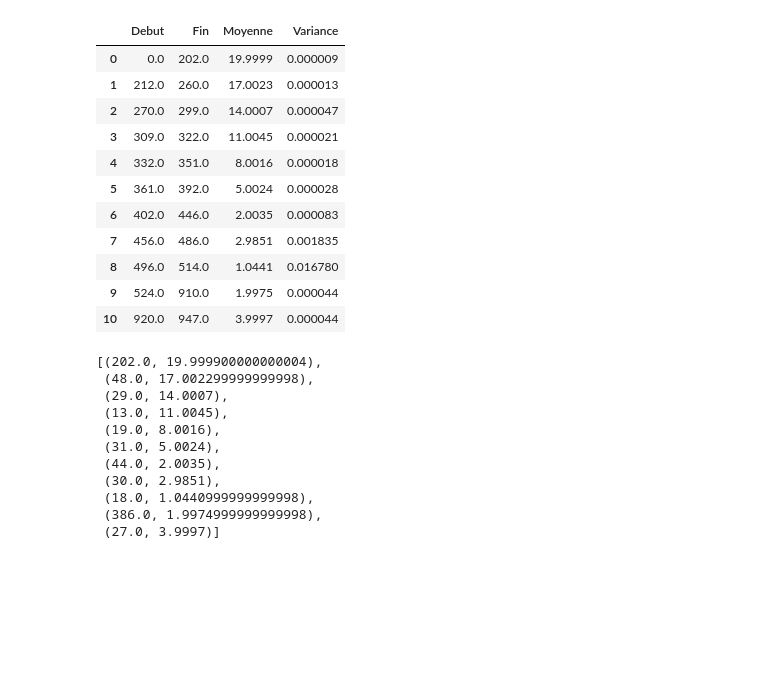
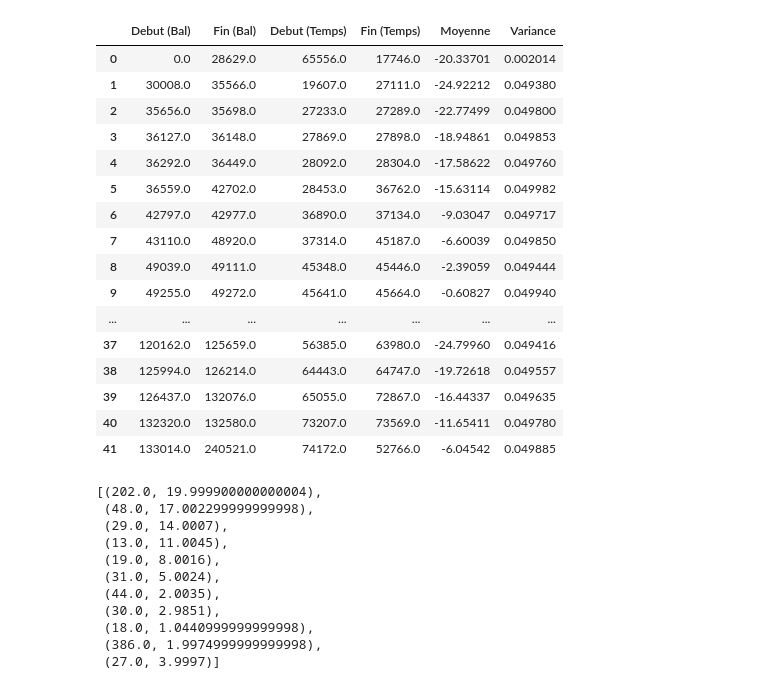
Before and after one commit to MatLD33/Projet-Info, a Jupyter notebook: lecture.ipynb, the cells around one changed output. Drawn from its saved outputs; the diff is of its cells as text; code cells hidden in the pictures; blank space fills up the shorter version.

```diff
--- a/lecture.ipynb
+++ b/lecture.ipynb
@@ -15,6 +15,11 @@ def str_to_float(number):
         return (float(num[0]+'.'+num[1]))
 
 str_to_float_v = np.vectorize(str_to_float) # Vectorisation de la fonction str_to_float
+
+def time_to_float(ts):
+    return sum(float(x) * 60 ** i for i, x in enumerate(reversed(ts.split(':'))))
+
+time_to_float_v = np.vectorize(time_to_float) # Vectorisation de la fonction time_to_float
 # %%
 def new_name(path,ext):
     '''
@@ -26,17 +31,18 @@ def new_name(path,ext):
     name2 = name[:-4]
     return (name2 + "." + ext)
 # %%
-def create_data(path):
+def create_data(path,n,data_type = 'value'):
     '''
     Cette fonction retourne les données d'un fichier csv
-    Pour l'instant, elle retire la colonne 2 du fichier csv
-
-    A modifier pour choisir la colonne à retirer donc la sonde
+    Elle retroune les données de la colonne n
     '''
     data = pd.read_csv(path, index_col="Bal", delimiter=";")
     columns = data.columns
-    data_to_plot = columns[2]
-    val = str_to_float_v(data[data_to_plot].values)
+    data_to_plot = columns[n]
+    if data_type == 'value':
+        val = str_to_float_v(data[data_to_plot].values)
+    elif data_type == 'time':
+        val = time_to_float_v(data[data_to_plot].values)
     x = np.arange(0,len(val))
     return x,data_to_plot,val
 # %%
@@ -62,19 +68,20 @@ def detect_stable_stage(path, precision=0.1, window_size=100, plot=False) :
     '''
     Cette fonction permet de détecter les paliers stables d'un fichier csv
     Elle retourne une matrice de taille (nb_stages,4) avec :
-    - La première colonne : le début du palier
-    - La deuxième colonne : la fin du palier
-    - La troisième colonne : la moyenne du palier
-    - La quatrième colonne : la variance du palier
+    - La première colonne : le début du palier (en numéro de balayage)
+    - La deuxième colonne : la fin du palier (en numéro de balayage)
+    - La troisième colonne : le début du palier (en temps)
+    - La quatrième colonne : la fin du palier (en temps)
+    - La cinquième colonne : la moyenne du palier
+    - La sixième colonne : la variance du palier
 
     path : chemin du fichier csv
     precision : seuil de la variance pour détecter un palier
     window_size : taille de la fenêtre de calcul de la variance
     plot : booléen pour afficher le graphe de la variance
     '''
-    data = pd.read_csv(path, index_col='Bal', delimiter=';')
-    data_of_interest = data.columns[2]
-    values = str_to_float_v(data[data_of_interest].values)
+    x,data_to_plot,values = create_data(path,2) # Récupération des données
+    x,data_to_plot,times = create_data(path,1,data_type='time') # Récupération des données
 
     n = len(values)
     variances = np.empty(n-window_size) # tableau des variances
@@ -91,11 +98,13 @@ def detect_stable_stage(path, precision=0.1, window_size=100, plot=False) :
     points_stage_by_stage = np.split(points_stage, np.where(np.diff(points_stage) != 1)[0]+1) # séparation des paliers
     nb_stages = len(points_stage_by_stage) # nombre de paliers
 
-    stages_matrix = np.empty((nb_stages,4)) # matrice des paliers
+    stages_matrix = np.empty((nb_stages,6)) # matrice des paliers
     stages_matrix[:,0] = list(map(min,points_stage_by_stage))
     stages_matrix[:,1] = list(map(max,points_stage_by_stage))
-    stages_matrix[:,2] = means[stages_matrix[:,0].astype(int)]
-    stages_matrix[:,3] = variances[stages_matrix[:,0].astype(int)]
+    stages_matrix[:,2] = times[stages_matrix[:,0].astype(int)]
+    stages_matrix[:,3] = times[stages_matrix[:,1].astype(int)]
+    stages_matrix[:,4] = means[stages_matrix[:,0].astype(int)]
+    stages_matrix[:,5] = variances[stages_matrix[:,0].astype(int)]
 
     if plot :
         plt.plot(variances)
@@ -129,24 +144,29 @@ def stables_stage_csv(path, precision=0.1, window_size=100):
     stages_matrix = detect_stable_stage(path, precision, window_size)
     nb_stages = len(stages_matrix)
     ind = np.arange(nb_stages)
-    df = pd.DataFrame(stages_matrix, index=ind, columns=['Debut','Fin','Moyenne','Variance'])
+    df = pd.DataFrame(stages_matrix, index=ind, columns=['Debut (Bal)','Fin (Bal)','Debut (Temps)','Fin (Temps)','Moyenne','Variance'])
     df.to_csv('Plot\\mat_'+new_name(path,'csv'))
     return df
 # %%
-stables_stage_csv("Data\debit.csv",precision=0.05,window_size=10)
+stables_stage_csv("Data\\refPVT.csv",precision=0.05,window_size=100)
 # %% [output]
-|  | Debut | Fin | Moyenne | Variance |
-| 0 | 0.0 | 202.0 | 19.9999 | 0.000009 |
-| 1 | 212.0 | 260.0 | 17.0023 | 0.000013 |
-| 2 | 270.0 | 299.0 | 14.0007 | 0.000047 |
-| 3 | 309.0 | 322.0 | 11.0045 | 0.000021 |
-| 4 | 332.0 | 351.0 | 8.0016 | 0.000018 |
-| 5 | 361.0 | 392.0 | 5.0024 | 0.000028 |
-| 6 | 402.0 | 446.0 | 2.0035 | 0.000083 |
-| 7 | 456.0 | 486.0 | 2.9851 | 0.001835 |
-| 8 | 496.0 | 514.0 | 1.0441 | 0.016780 |
-| 9 | 524.0 | 910.0 | 1.9975 | 0.000044 |
-| 10 | 920.0 | 947.0 | 3.9997 | 0.000044 |
+|  | Debut (Bal) | Fin (Bal) | Debut (Temps) | Fin (Temps) | Moyenne | Variance |
+| 0 | 0.0 | 28629.0 | 65556.0 | 17746.0 | -20.33701 | 0.002014 |
+| 1 | 30008.0 | 35566.0 | 19607.0 | 27111.0 | -24.92212 | 0.049380 |
+| 2 | 35656.0 | 35698.0 | 27233.0 | 27289.0 | -22.77499 | 0.049800 |
+| 3 | 36127.0 | 36148.0 | 27869.0 | 27898.0 | -18.94861 | 0.049853 |
+| 4 | 36292.0 | 36449.0 | 28092.0 | 28304.0 | -17.58622 | 0.049760 |
+| 5 | 36559.0 | 42702.0 | 28453.0 | 36762.0 | -15.63114 | 0.049982 |
+| 6 | 42797.0 | 42977.0 | 36890.0 | 37134.0 | -9.03047 | 0.049717 |
+| 7 | 43110.0 | 48920.0 | 37314.0 | 45187.0 | -6.60039 | 0.049850 |
+| 8 | 49039.0 | 49111.0 | 45348.0 | 45446.0 | -2.39059 | 0.049444 |
+| 9 | 49255.0 | 49272.0 | 45641.0 | 45664.0 | -0.60827 | 0.049940 |
+| ... | ... | ... | ... | ... | ... | ... |
+| 37 | 120162.0 | 125659.0 | 56385.0 | 63980.0 | -24.79960 | 0.049416 |
+| 38 | 125994.0 | 126214.0 | 64443.0 | 64747.0 | -19.72618 | 0.049557 |
+| 39 | 126437.0 | 132076.0 | 65055.0 | 72867.0 | -16.44337 | 0.049635 |
+| 40 | 132320.0 | 132580.0 | 73207.0 | 73569.0 | -11.65411 | 0.049780 |
+| 41 | 133014.0 | 240521.0 | 74172.0 | 52766.0 | -6.04542 | 0.049885 |
 # %%
 def stables_stage_list(path, precision=0.1, window_size=100):
     '''
```
Also changed, not shown: parts of 7 cells of this notebook, 2 other files.
